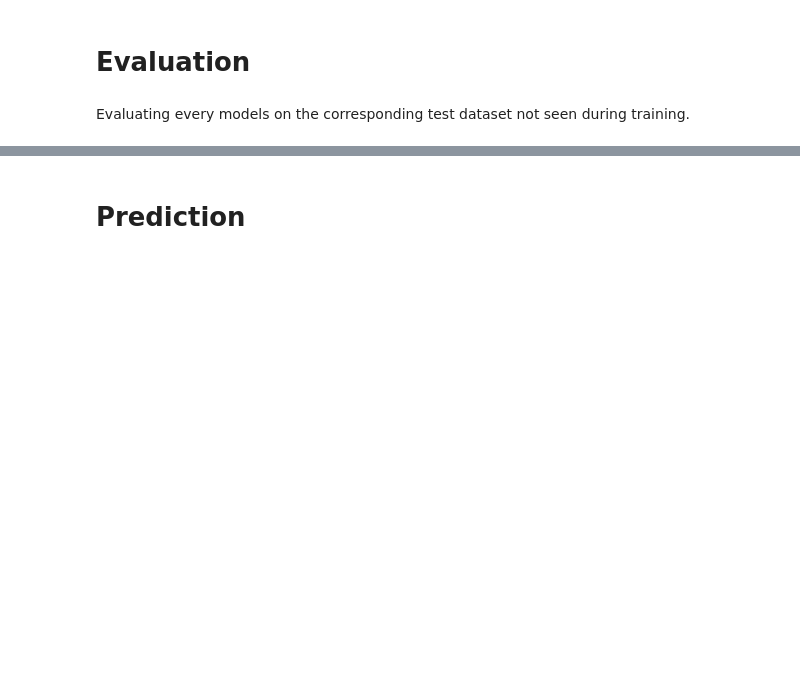
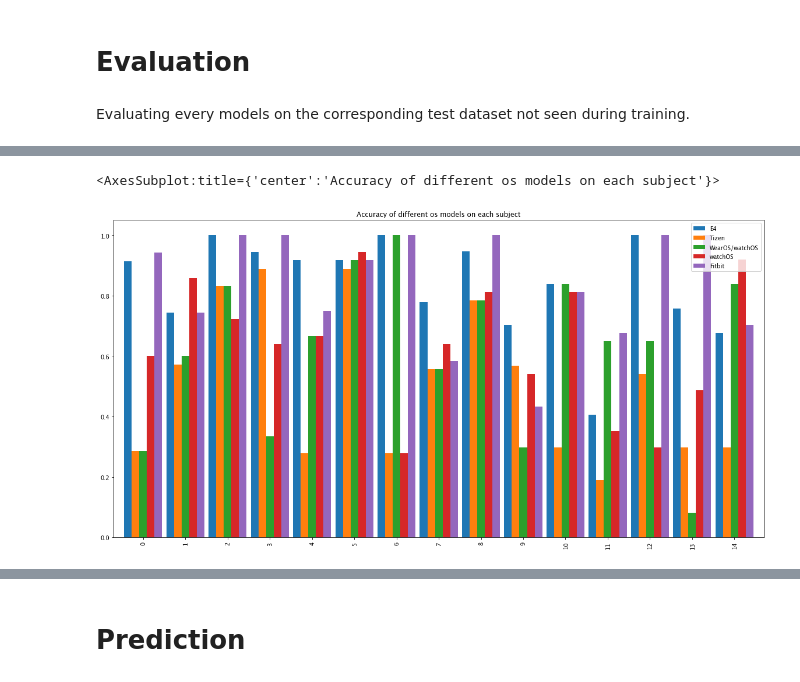
Before and after one commit to peasypi/Stress-Detection-From-Wearables, a Jupyter notebook: code/cnn.ipynb, the cells around one changed output, grey strips where cells are left out. Drawn from its saved outputs; the diff is of its cells as text; code cells hidden in the pictures; blank space fills up the shorter version.

Commit message:
update model training for Smartwatch OS

```diff
--- a/code/cnn.ipynb
+++ b/code/cnn.ipynb
@@ -222,3 +222,5 @@ def train_test_split_loso() -> tuple[list, list]:
         all_subjects_y.append(subject_data['y'])
 
     return (all_subjects_X, all_subjects_y)
+# %%
+all_subjects_X, all_subjects_y = get_subject_window_data(subjects_preprocessed_data)
@@ -224,0 +245,7 @@ def train_test_split_loso() -> tuple[list, list]:
+# %%
+SMARTWATCH_OS = {
+    'E4': ['ACC_x', 'ACC_y', 'ACC_z', 'TEMP', 'EDA', 'BVP'],
+    'Tizen': ['ACC_x', 'ACC_y', 'ACC_z', 'TEMP', 'BVP'],
+    'WearOS_watchOS': ['ACC_x', 'ACC_y', 'ACC_z', 'TEMP'],
+    'Fitbit': ['ACC_x', 'ACC_y', 'ACC_z', 'TEMP', 'EDA']
+    }
@@ -224,0 +260,10 @@ def train_test_split_loso() -> tuple[list, list]:
+# %%
+def filter_for_smartwatch_os(smartwatch_os_name: str, all_subjects_X: list) -> list:
+    # Adjusts the data for the smartwatch os
+    all_subjects_X_adjusted_for_smartwatch_os = []
+    for subject_data in all_subjects_X:
+        subject_adjusted_for_smartwatch_os = []
+        for window in subject_data:
+            subject_adjusted_for_smartwatch_os.append(window.loc[SMARTWATCH_OS[smartwatch_os_name]])
+        all_subjects_X_adjusted_for_smartwatch_os.append(subject_adjusted_for_smartwatch_os)
+    return all_subjects_X_adjusted_for_smartwatch_os
@@ -376,2 +544,10 @@ Avg. Accuracy:   0.86823
+# %%
+df_os_scores = pd.DataFrame(os_scores)
+df_os_scores.to_csv('os_scores.csv')
+# %%
+df_os_scores.plot.bar(figsize=(20,10), title='Accuracy of different os models on each subject')
+# %% [output]
+<AxesSubplot:title={'center':'Accuracy of different os models on each subject'}>
+[figure, added]
 # %%
 # bar plot of the accuracy of the different loso models
```
Also changed, not shown: parts of 11 cells of this notebook.
